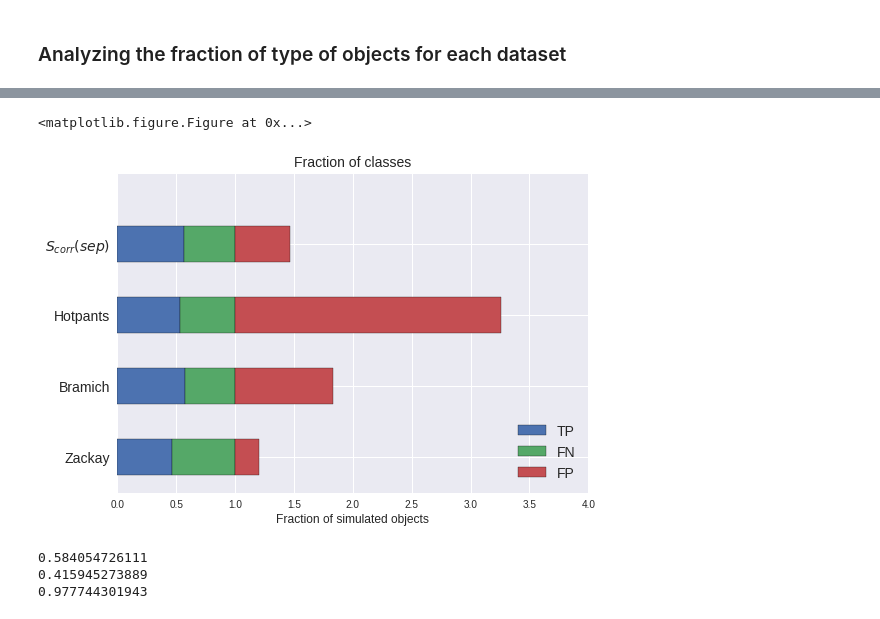
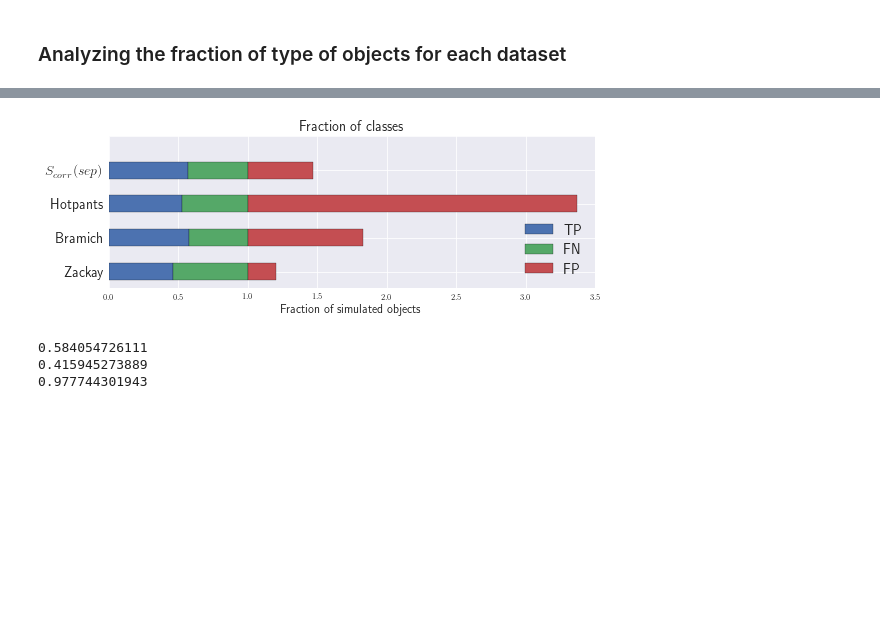
Before and after one commit to BrunoSanchez/RBMLearning, a Jupyter notebook: Plots-foursome.ipynb, the cells around one changed output, grey strips where cells are left out. Saved outputs shown, nothing was run; the diff lists cells and outputs as text; code cells hidden in the pictures; blank space fills up the shorter version.

```diff
--- a/Plots-foursome.ipynb
+++ b/Plots-foursome.ipynb
@@ -231,25 +231,26 @@ print df2.to_latex()
 \bottomrule
 \end{tabular}
 # %%
-plt.figure(figsize=(8, 2))
-df2[['TP', 'FN', 'FP']].plot.barh(stacked=True)
-plt.title('Fraction of classes', fontsize=14)
-plt.xscale('linear')
-plt.xlabel('Fraction of simulated objects', fontsize=12)
-plt.xlim(0, 4.)
-plt.yticks([0,1,2,3,4],# 5],
-           ['Zackay', 'Bramich', 'Hotpants', '$S_{corr}(sep)$'],#, '$S_{corr}(5\sigma)$'],
-           fontsize=14)
+#plt.figure(figsize=(8, 4)
+with sns.plotting_context('paper', rc={'figure.figsize': [8, 3]}):
 
-plt.vlines(df2[1:2]['Real'], -0.4, 2.3, lw=0.3)
-plt.vlines(df2[1:2]['Real']+df2[1:2]['False Neg'], -0.4, 2.3, lw=0.6)
+    df2[['TP', 'FN', 'FP']].plot.barh(stacked=True)
+    plt.title('Fraction of classes', fontsize=14)
+    plt.xscale('linear')
+    plt.xlabel('Fraction of simulated objects', fontsize=12)
+    plt.xlim(0, 3.5)
+    plt.yticks([0,1,2,3,4],# 5],
+               ['Zackay', 'Bramich', 'Hotpants', '$S_{corr}(sep)$'],#, '$S_{corr}(5\sigma)$'],
+               fontsize=14)
 
-plt.tight_layout()
-plt.legend(loc='lower right', fontsize=14)
-plt.savefig(os.path.join(plot_dir, 'fractions_classes.svg'), dpi=700)
+    plt.vlines(df2[1:2]['Real'], -0.4, 2.3, lw=0.3)
+    plt.vlines(df2[1:2]['Real']+df2[1:2]['False Neg'], -0.4, 2.3, lw=0.6)
+
+    plt.tight_layout()
+    plt.legend(loc='lower right', fontsize=14)
+    plt.savefig(os.path.join(plot_dir, 'fractions_classes.svg'), format='svg', dpi=480)
 # %% [output]
-<matplotlib.figure.Figure at 0x...>
-[figure, old version]
+[figure, new version]
 # %%
 def TruePositives(dt, thresh, tot_sim):
     detections = dt[dt.SIGNIFICANCE>thresh]
```
Also changed, not shown: parts of 2 cells of this notebook.
